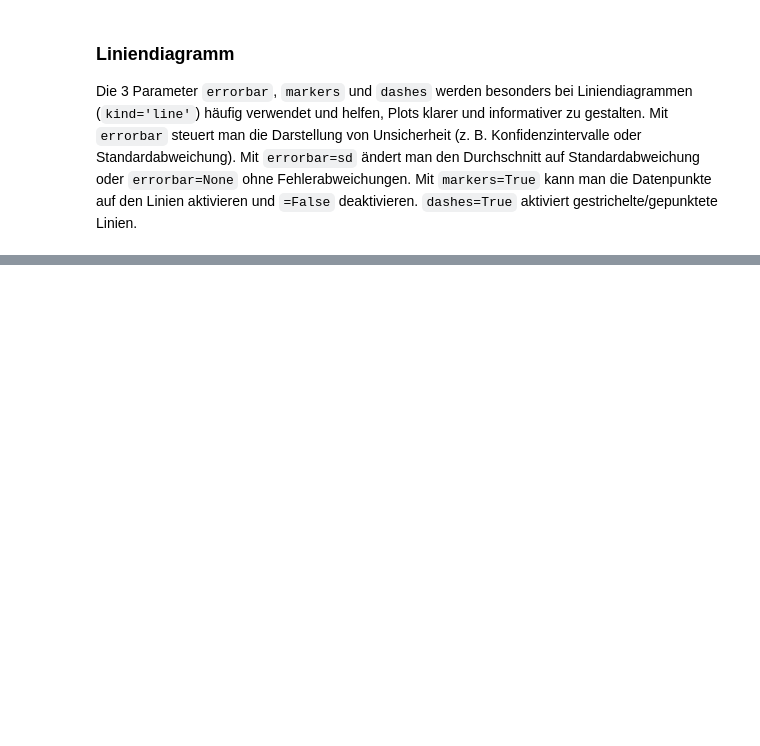
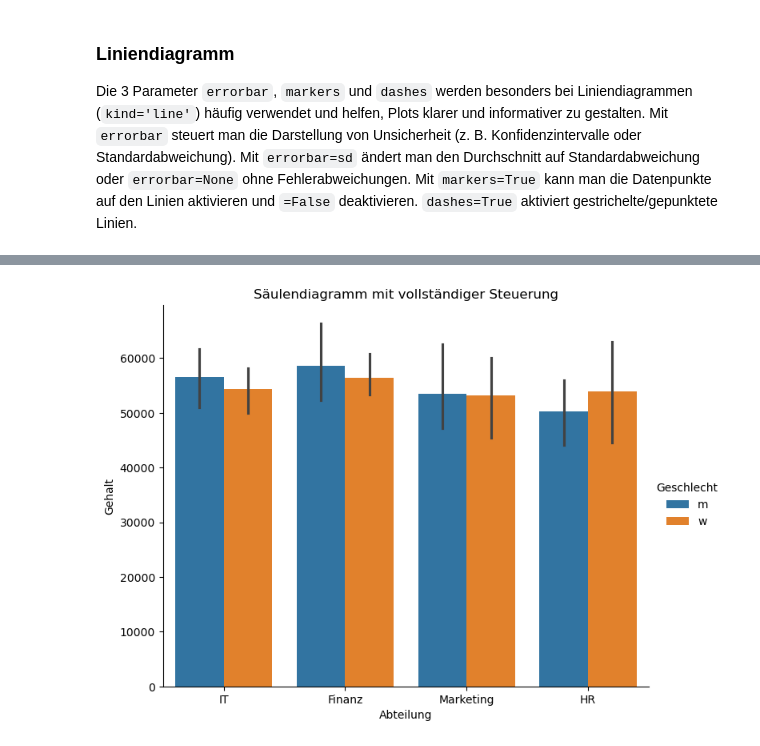
Before and after one commit to EikeSuemper/Meine-Lernreise-Aktuariat-QuantFinance, a Jupyter notebook: 01_Grundlagen/Python/Seaborn.ipynb, the cells around one changed output, grey strips where cells are left out. Cells and saved outputs as stored; diff of their text form; code cells hidden in the pictures; blank space fills up the shorter version.

```diff
--- a/01_Grundlagen/Python/Seaborn.ipynb
+++ b/01_Grundlagen/Python/Seaborn.ipynb
@@ -210,0 +229,17 @@ Mit `markers=True` kann man die Datenpunkte auf den Linien aktivieren und `=Fals
+# %%
+sns.catplot(
+    data=df,
+    x='Abteilung',
+    y='Gehalt',
+    kind='bar',
+    hue='Geschlecht',
+    order=['IT', 'Finanz', 'Marketing', 'HR'],   # gewünschte Reihenfolge
+    errorbar=('ci', 95),
+    palette='tab10',
+    height=5.5,
+    aspect=1.3
+)
+plt.title('Säulendiagramm mit vollständiger Steuerung')
+plt.show()
+# %% [output]
+[figure, added]
```
Also changed, not shown: parts of 19 cells of this notebook.
